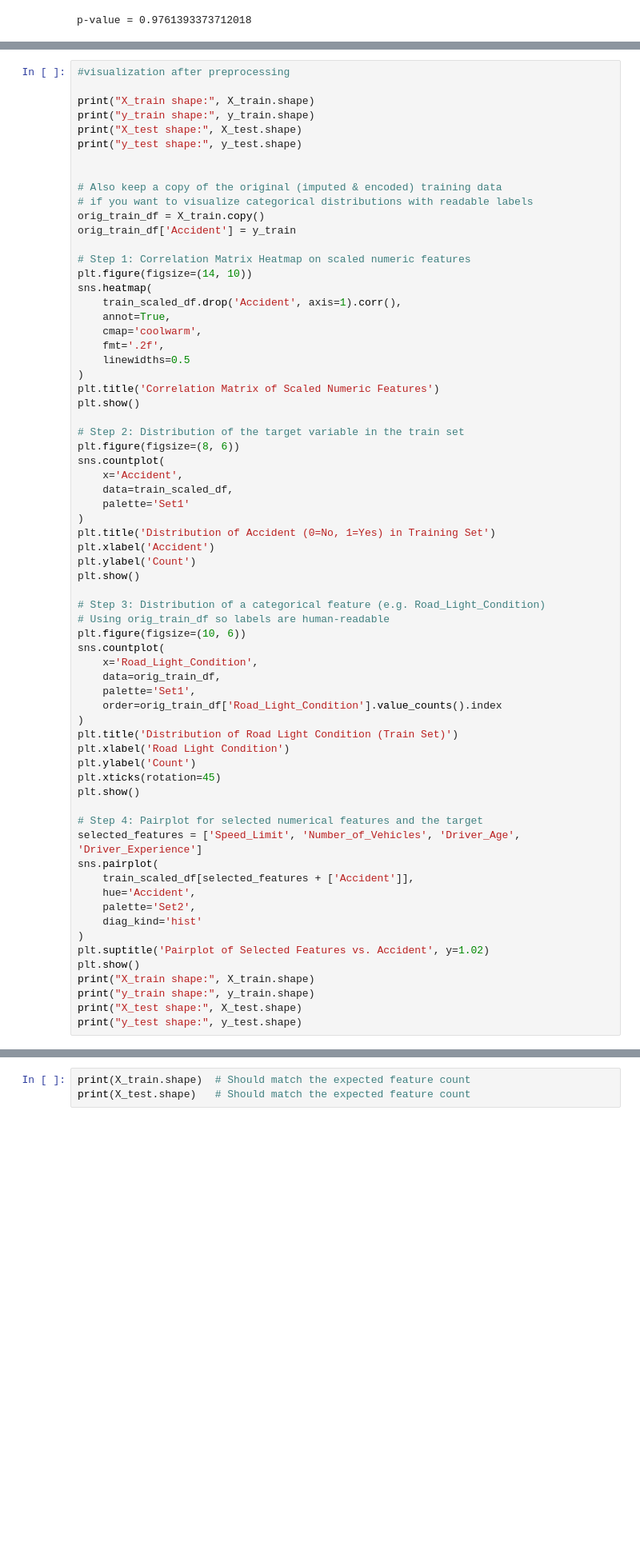
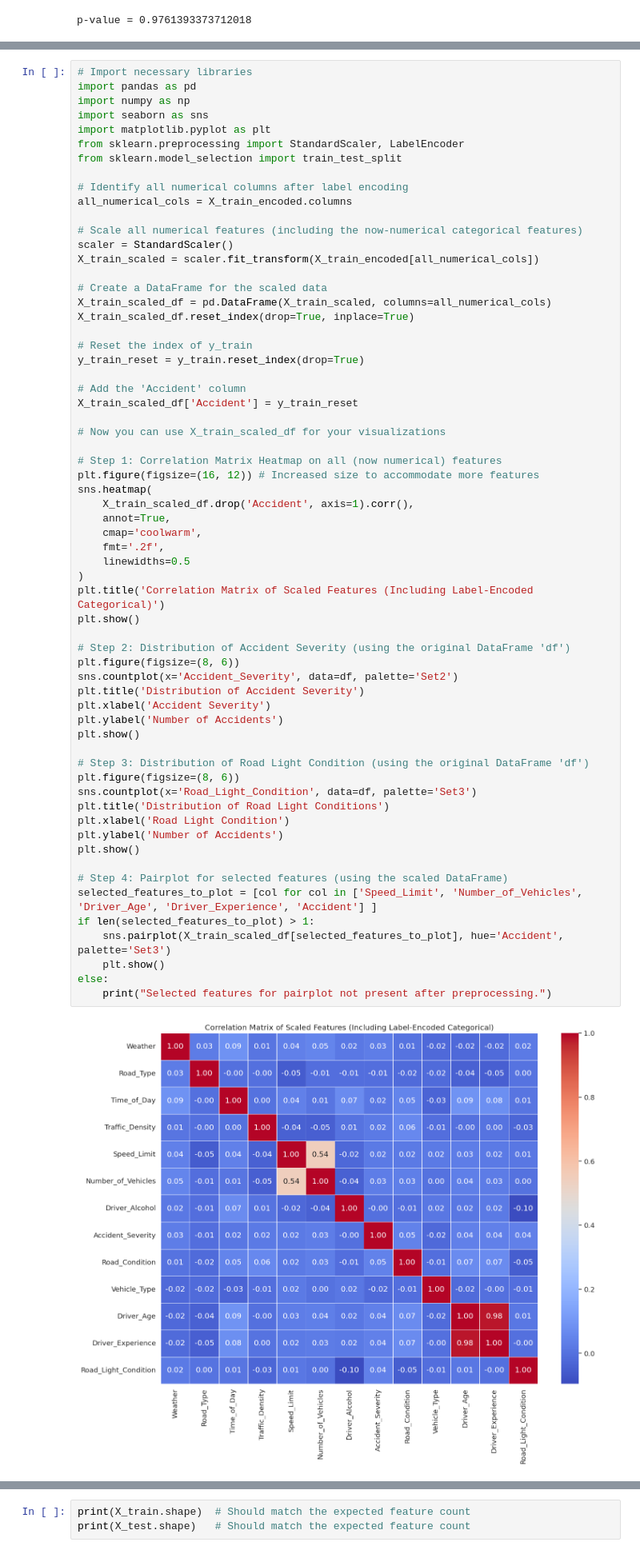
Before and after one commit to Omniasherief/Accident-prediction, a Jupyter notebook: Accident_prediction.ipynb, the cells around one changed output, grey strips where cells are left out. Shown at 80% size. Cells and saved outputs as stored; diff of their text form; blank space fills up the shorter version.

```diff
--- a/Accident_prediction.ipynb
+++ b/Accident_prediction.ipynb
@@ -229,70 +229,67 @@ y_train shape: (672,)
 X_test shape: (168, 13)
 y_test shape: (168,)
 # %%
-#visualization after preprocessing
+# Import necessary libraries
+import pandas as pd
+import numpy as np
+import seaborn as sns
+import matplotlib.pyplot as plt
+from sklearn.preprocessing import StandardScaler, LabelEncoder
+from sklearn.model_selection import train_test_split
 
-print("X_train shape:", X_train.shape)
-print("y_train shape:", y_train.shape)
-print("X_test shape:", X_test.shape)
-print("y_test shape:", y_test.shape)
+# Identify all numerical columns after label encoding
+all_numerical_cols = X_train_encoded.columns
 
+# Scale all numerical features (including the now-numerical categorical features)
+scaler = StandardScaler()
+X_train_scaled = scaler.fit_transform(X_train_encoded[all_numerical_cols])
 
-# Also keep a copy of the original (imputed & encoded) training data
-# if you want to visualize categorical distributions with readable labels
-orig_train_df = X_train.copy()
-orig_train_df['Accident'] = y_train
+# Create a DataFrame for the scaled data
+X_train_scaled_df = pd.DataFrame(X_train_scaled, columns=all_numerical_cols)
+X_train_scaled_df.reset_index(drop=True, inplace=True)
 
-# Step 1: Correlation Matrix Heatmap on scaled numeric features
-plt.figure(figsize=(14, 10))
+# Reset the index of y_train
+y_train_reset = y_train.reset_index(drop=True)
+
+# Add the 'Accident' column
+X_train_scaled_df['Accident'] = y_train_reset
+
+# Now you can use X_train_scaled_df for your visualizations
+
+# Step 1: Correlation Matrix Heatmap on all (now numerical) features
+plt.figure(figsize=(16, 12)) # Increased size to accommodate more features
 sns.heatmap(
-    train_scaled_df.drop('Accident', axis=1).corr(),
+    X_train_scaled_df.drop('Accident', axis=1).corr(),
     annot=True,
     cmap='coolwarm',
     fmt='.2f',
     linewidths=0.5
 )
-plt.title('Correlation Matrix of Scaled Numeric Features')
+plt.title('Correlation Matrix of Scaled Features (Including Label-Encoded Categorical)')
 plt.show()
 
-# Step 2: Distribution of the target variable in the train set
+# Step 2: Distribution of Accident Severity (using the original DataFrame 'df')
 plt.figure(figsize=(8, 6))
-sns.countplot(
-    x='Accident',
-    data=train_scaled_df,
-    palette='Set1'
-)
-plt.title('Distribution of Accident (0=No, 1=Yes) in Training Set')
-plt.xlabel('Accident')
-plt.ylabel('Count')
+sns.countplot(x='Accident_Severity', data=df, palette='Set2')
+plt.title('Distribution of Accident Severity')
+plt.xlabel('Accident Severity')
+plt.ylabel('Number of Accidents')
 plt.show()
 
-# Step 3: Distribution of a categorical feature (e.g. Road_Light_Condition)
-# Using orig_train_df so labels are human‑readable
-plt.figure(figsize=(10, 6))
-sns.countplot(
-    x='Road_Light_Condition',
-    data=orig_train_df,
-    palette='Set1',
-    order=orig_train_df['Road_Light_Condition'].value_counts().index
-)
-plt.title('Distribution of Road Light Condition (Train Set)')
+# Step 3: Distribution of Road Light Condition (using the original DataFrame 'df')
+plt.figure(figsize=(8, 6))
+sns.countplot(x='Road_Light_Condition', data=df, palette='Set3')
+plt.title('Distribution of Road Light Conditions')
 plt.xlabel('Road Light Condition')
-plt.ylabel('Count')
-plt.xticks(rotation=45)
+plt.ylabel('Number of Accidents')
 plt.show()
 
-# Step 4: Pairplot for selected numerical features and the target
-selected_features = ['Speed_Limit', 'Number_of_Vehicles', 'Driver_Age', 'Driver_Experience']
-sns.pairplot(
-    train_scaled_df[selected_features + ['Accident']],
-    hue='Accident',
-    palette='Set2',
-    diag_kind='hist'
-)
-plt.suptitle('Pairplot of Selected Features vs. Accident', y=1.02)
-plt.show()
-print("X_train shape:", X_train.shape)
-print("y_train shape:", y_train.shape)
-print("X_test shape:", X_test.shape)
-print("y_test shape:", y_test.shape)
+# Step 4: Pairplot for selected features (using the scaled DataFrame)
+selected_features_to_plot = [col for col in ['Speed_Limit', 'Number_of_Vehicles', 'Driver_Age', 'Driver_Experience', 'Accident'] ]
+if len(selected_features_to_plot) > 1:
+    sns.pairplot(X_train_scaled_df[selected_features_to_plot], hue='Accident', palette='Set3')
+    plt.show()
+else:
+    print("Selected features for pairplot not present after preprocessing.")
 # %% [output]
+[figure, added]
```
Also changed, not shown: parts of 6 cells of this notebook.
